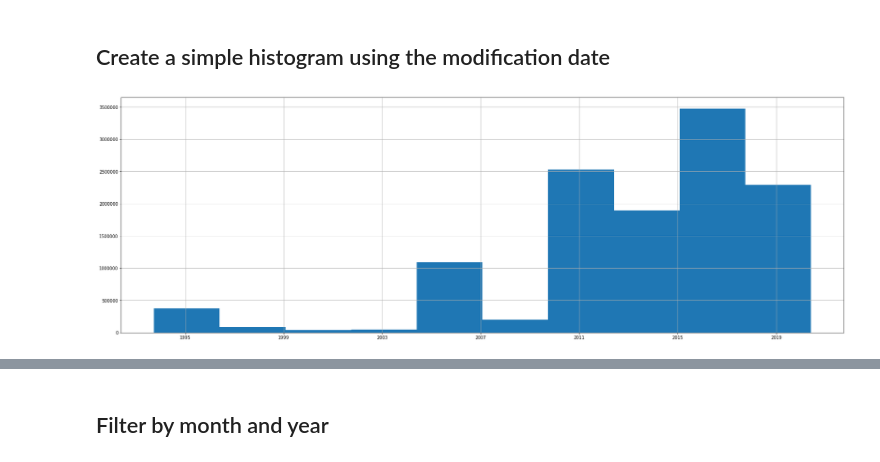
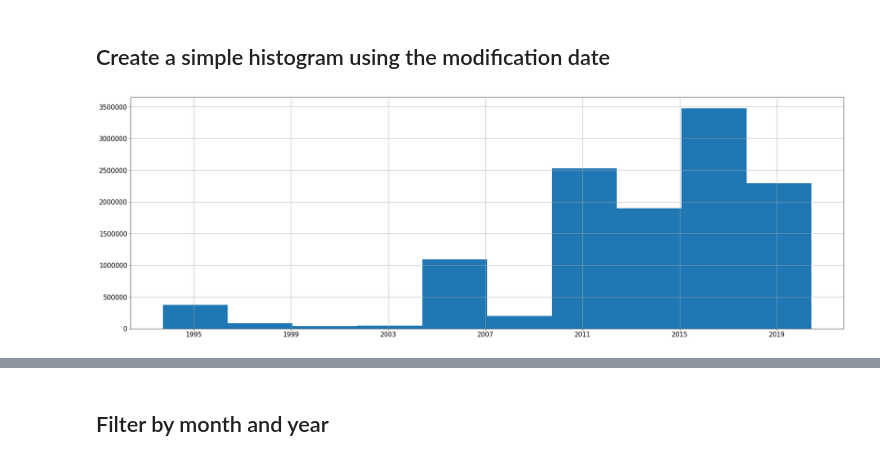
Before and after one commit to gisfromscratch/anaconda-data-analystics, a Jupyter notebook: notebooks/GeonamesModifications.ipynb, the cells around one changed output, grey strips where cells are left out. Cells and saved outputs as stored; diff of their text form; code cells hidden in the pictures.

```diff
--- a/notebooks/GeonamesModifications.ipynb
+++ b/notebooks/GeonamesModifications.ipynb
@@ -14,7 +14,8 @@ geonames = pd.read_csv('D:/Geonames/allCountries.txt', delimiter='\t', header=No
 # %%
 dates = pd.to_datetime(geonames['modification date'])
 plt.rcParams['figure.figsize'] = (30, 10)
+plt.rcParams.update({'font.size': 15})
 dates.hist()
 geonames["dates"] = dates
 # %% [output]
-[figure, old version]
+[figure, new version]
```
Also changed, not shown: parts of 4 cells of this notebook.
